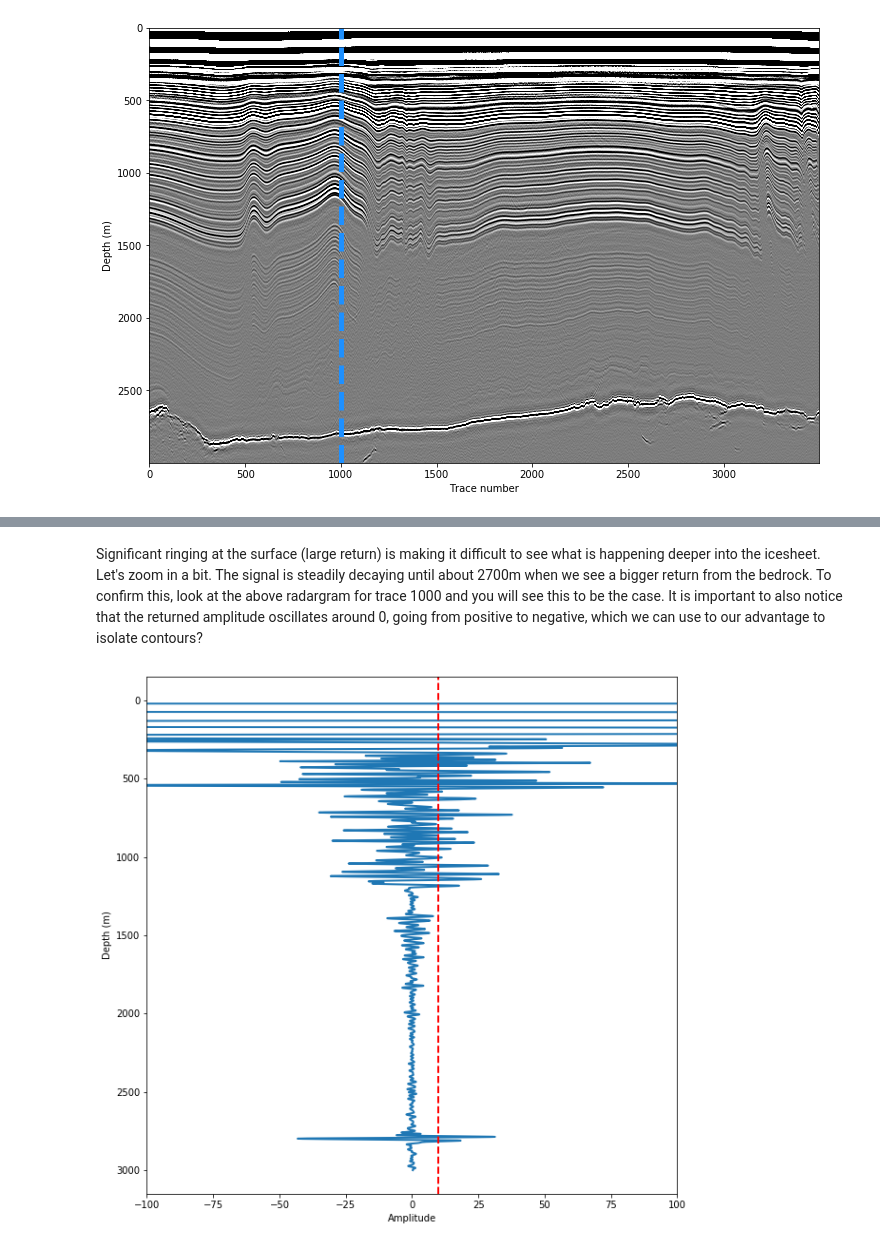
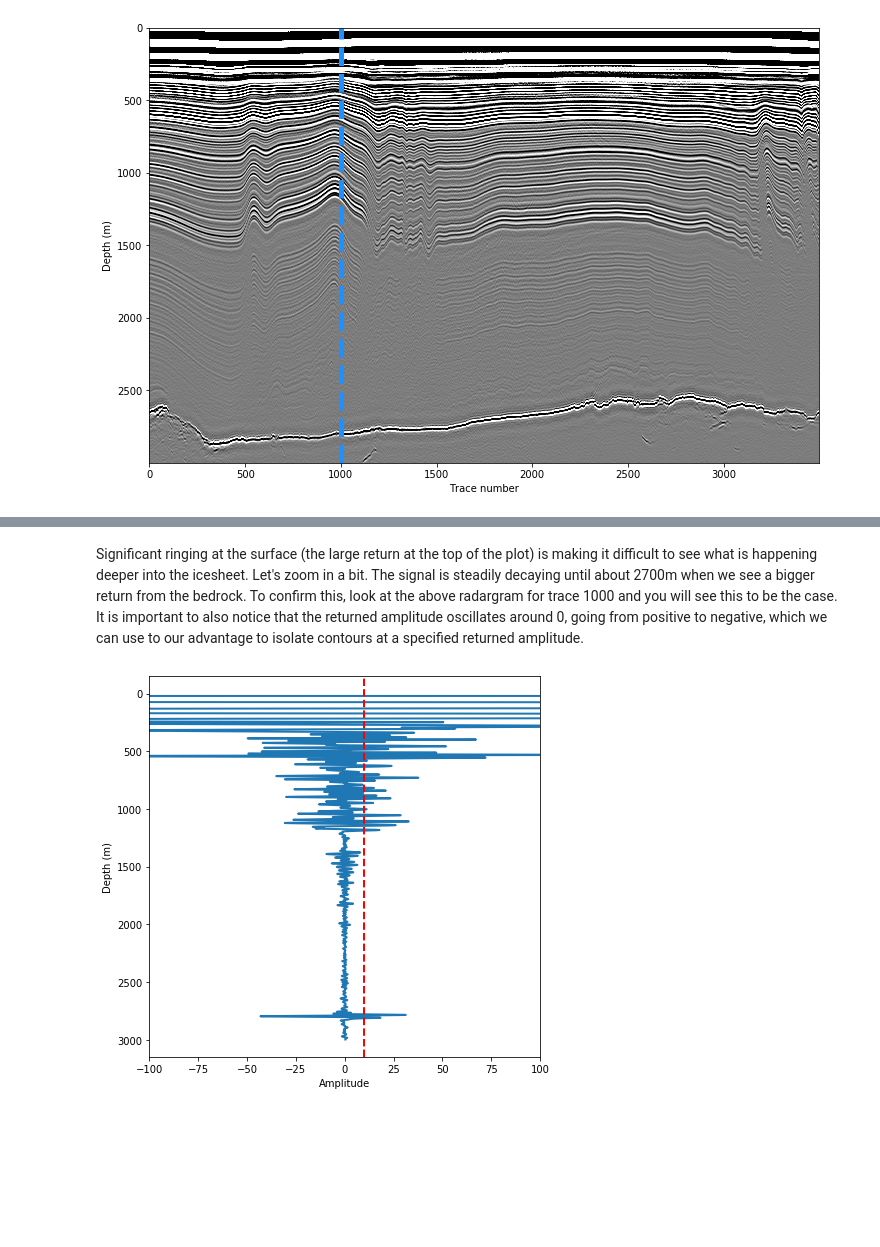
Before and after one commit to Jakidxav/ImpDAR_tutorials, a Jupyter notebook: autopicker/ImpDAR_Autopicking_Tutorial.ipynb, the cells around one changed output, grey strips where cells are left out. Cells and saved outputs as stored; diff of their text form; code cells hidden in the pictures; blank space fills up the shorter version.

```diff
--- a/autopicker/ImpDAR_Autopicking_Tutorial.ipynb
+++ b/autopicker/ImpDAR_Autopicking_Tutorial.ipynb
@@ -85,10 +115,10 @@ plt.show()
 # %% [markdown]
-Significant ringing at the surface (large return) is making it difficult to see what is happening deeper into the icesheet. Let's zoom in a bit. The signal is steadily decaying until about 2700m when we see a bigger return from the bedrock. To confirm this, look at the above radargram for trace 1000 and you will see this to be the case. It is important to also notice that the returned amplitude oscillates around 0, going from positive to negative, which we can use to our advantage to isolate contours?
+Significant ringing at the surface (the large return at the top of the plot) is making it difficult to see what is happening deeper into the icesheet. Let's zoom in a bit. The signal is steadily decaying until about 2700m when we see a bigger return from the bedrock. To confirm this, look at the above radargram for trace 1000 and you will see this to be the case. It is important to also notice that the returned amplitude oscillates around 0, going from positive to negative, which we can use to our advantage to isolate contours at a specified returned amplitude.
 # %%
-fig, ax = plt.subplots(figsize=(10, 10))
+fig, ax = plt.subplots(figsize=(7, 7))
 plot.plot_traces(dat, 1000, ydat='depth', linewidth=2.0, linestyle='solid', fig=fig, ax=ax)
 ax.set_xlim(-100, 100)
 ax.axvline(x=10, linestyle='--', color='r', linewidth=2.0)
 plt.show()
 # %% [output]
-[figure, old version]
+[figure, new version]
```
Also changed, not shown: parts of 21 cells of this notebook, 2 other files.
